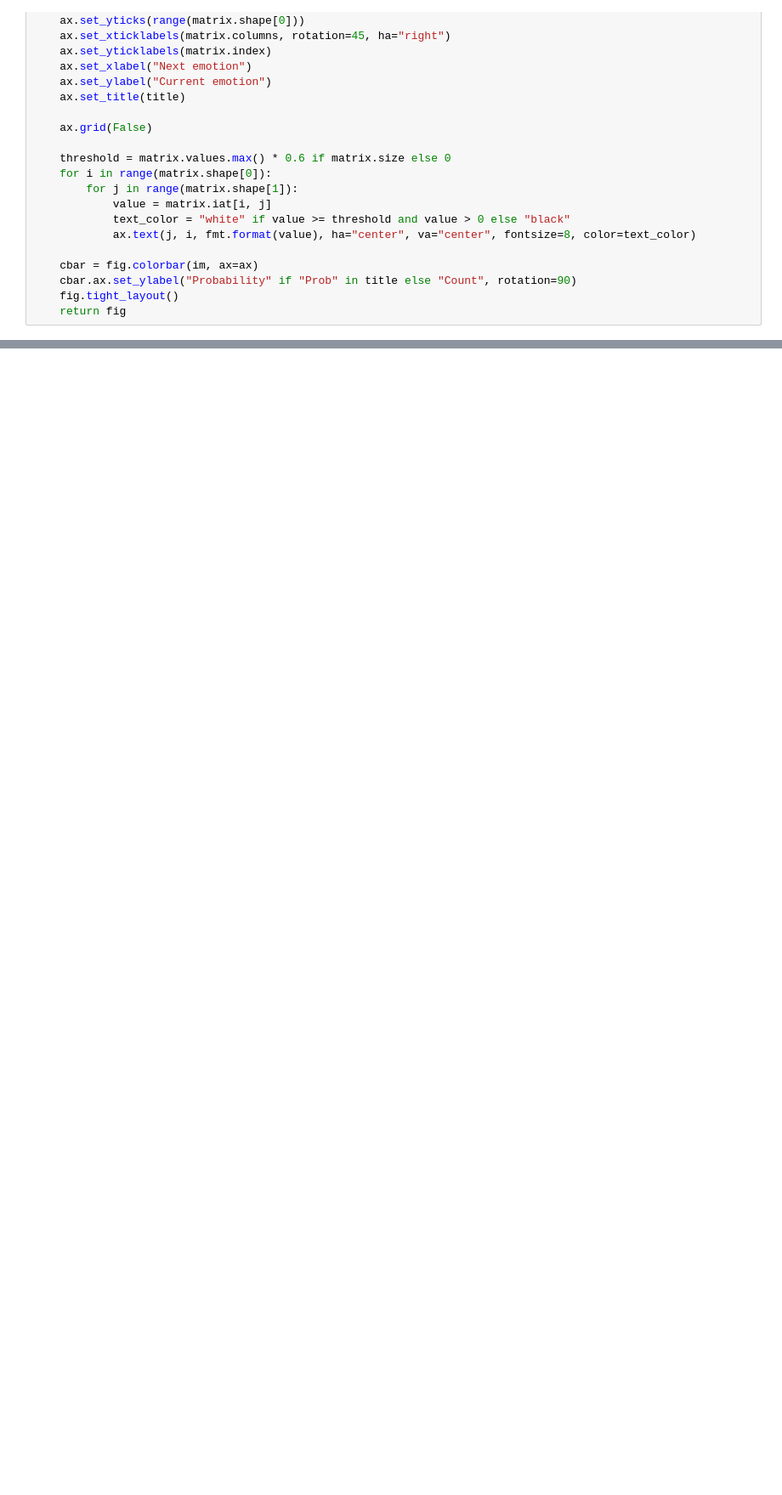
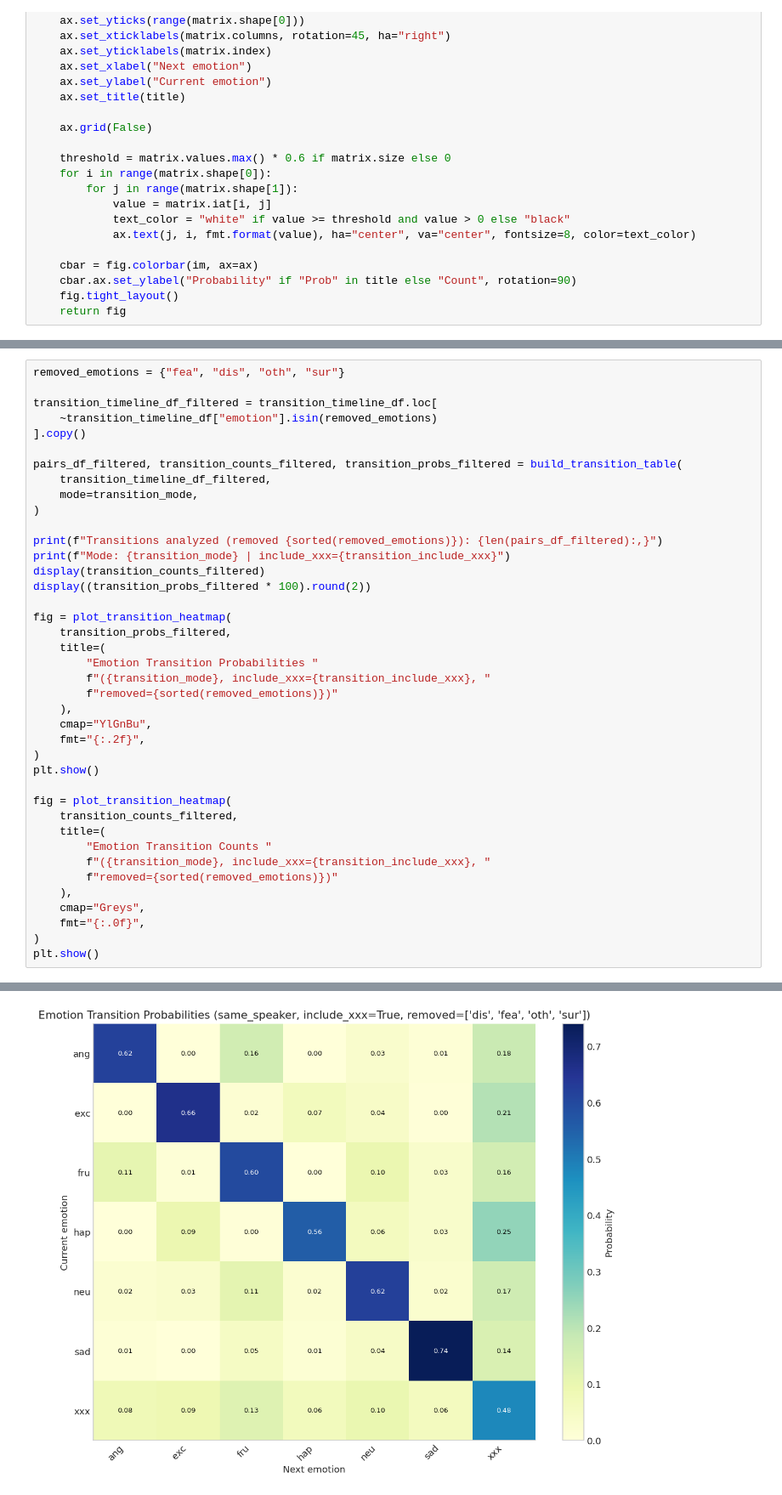
Before and after one commit to fidjestol/Speech-Emotion-Recognition, a Jupyter notebook: analysis/iemocap_eda.ipynb, the cells around one changed output, grey strips where cells are left out. Shown at 85% size. Drawn from its saved outputs; the diff is of its cells as text; blank space fills up the shorter version.

```diff
--- a/analysis/iemocap_eda.ipynb
+++ b/analysis/iemocap_eda.ipynb
@@ -733,0 +736,41 @@ plt.show()
+# %%
+removed_emotions = {"fea", "dis", "oth", "sur"}
+
+transition_timeline_df_filtered = transition_timeline_df.loc[
+    ~transition_timeline_df["emotion"].isin(removed_emotions)
+].copy()
+
+pairs_df_filtered, transition_counts_filtered, transition_probs_filtered = build_transition_table(
+    transition_timeline_df_filtered,
+    mode=transition_mode,
+)
+
+print(f"Transitions analyzed (removed {sorted(removed_emotions)}): {len(pairs_df_filtered):,}")
+print(f"Mode: {transition_mode} | include_xxx={transition_include_xxx}")
+display(transition_counts_filtered)
+display((transition_probs_filtered * 100).round(2))
+
+fig = plot_transition_heatmap(
+    transition_probs_filtered,
+    title=(
+        "Emotion Transition Probabilities "
+        f"({transition_mode}, include_xxx={transition_include_xxx}, "
+        f"removed={sorted(removed_emotions)})"
+    ),
+    cmap="YlGnBu",
+    fmt="{:.2f}",
+)
+plt.show()
+
+fig = plot_transition_heatmap(
+    transition_counts_filtered,
+    title=(
+        "Emotion Transition Counts "
+        f"({transition_mode}, include_xxx={transition_include_xxx}, "
+        f"removed={sorted(removed_emotions)})"
+    ),
+    cmap="Greys",
+    fmt="{:.0f}",
+)
+plt.show()
+# %% [output]
@@ -733,0 +797 @@ plt.show()
+[figure, added]
```
Also changed, not shown: parts of 5 cells of this notebook, 40 other files.
